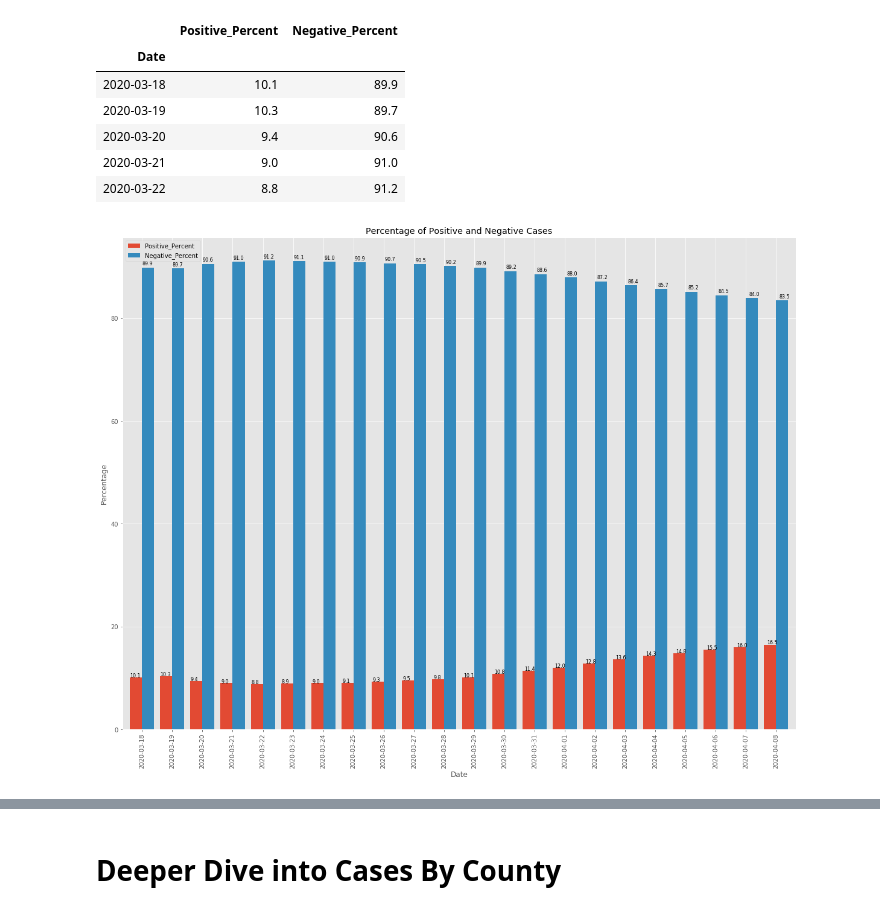
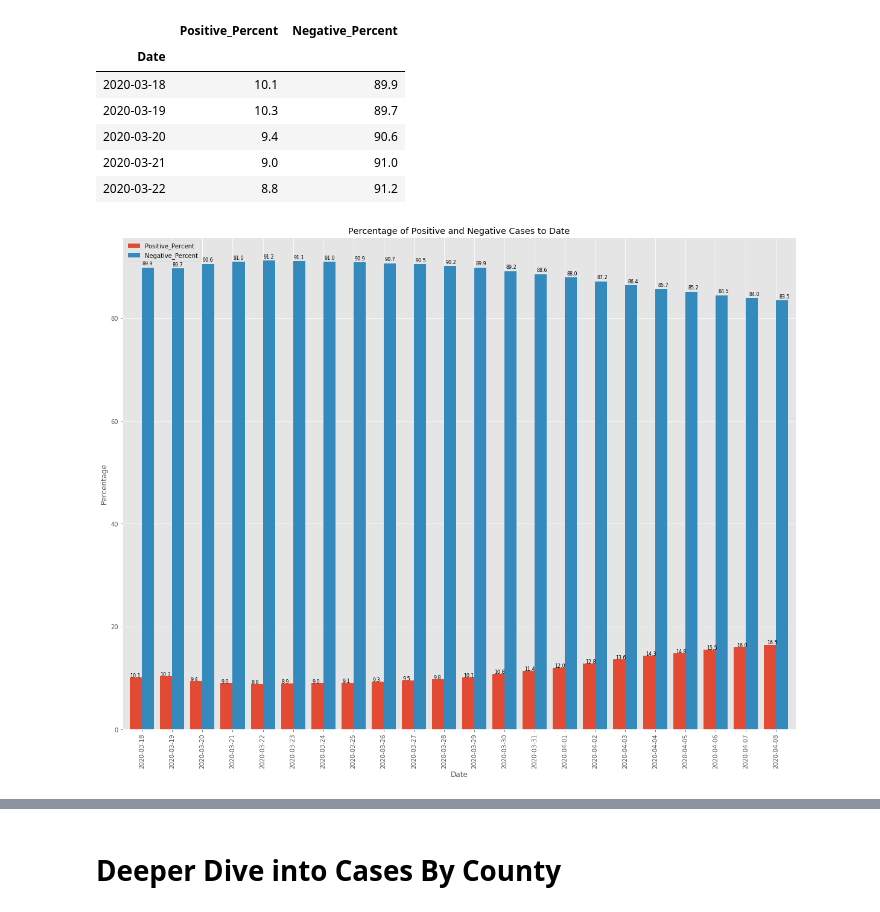
Before and after one commit to bchan01/covid-19-data-analysis, a Jupyter notebook: data-analysis.ipynb, the cells around one changed output, grey strips where cells are left out. Cells and saved outputs as stored; diff of their text form; code cells hidden in the pictures.

```diff
--- a/data-analysis.ipynb
+++ b/data-analysis.ipynb
@@ -101,12 +100,12 @@ df_percent.head(5)
 | 2020-03-22 | 8.8 | 91.2 |
 # %%
 style.use('ggplot')
-bar_chart = df_percent.plot.bar(stacked=False, width=0.8, figsize=(20,15), title="Percentage of Positive and Negative Cases")
+bar_chart = df_percent.plot.bar(stacked=False, width=0.8, figsize=(20,15), title="Percentage of Positive and Negative Cases to Date")
 plt.xlabel('Date')
 plt.ylabel('Percentage')
 bar_chart.legend(loc=2)
 for p in bar_chart.patches:
     bar_chart.annotate(str(p.get_height()), (p.get_x() * 1.005, p.get_height() * 1.005), fontsize=8)
 plt.show()
 # %% [output]
-[figure, old version]
+[figure, new version]
```
Also changed, not shown: parts of 8 cells of this notebook, 1 other file.
